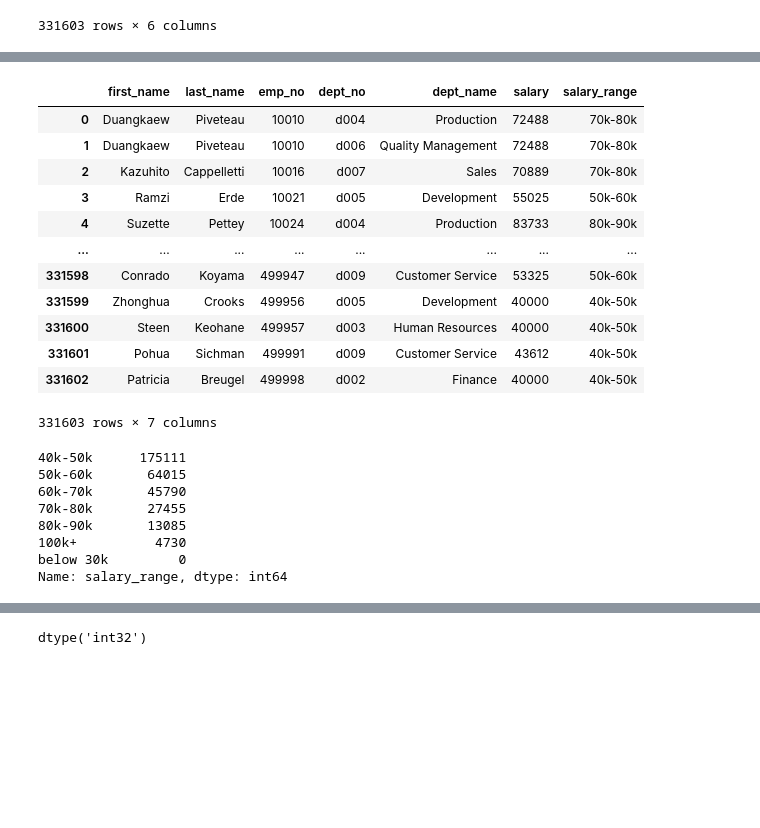
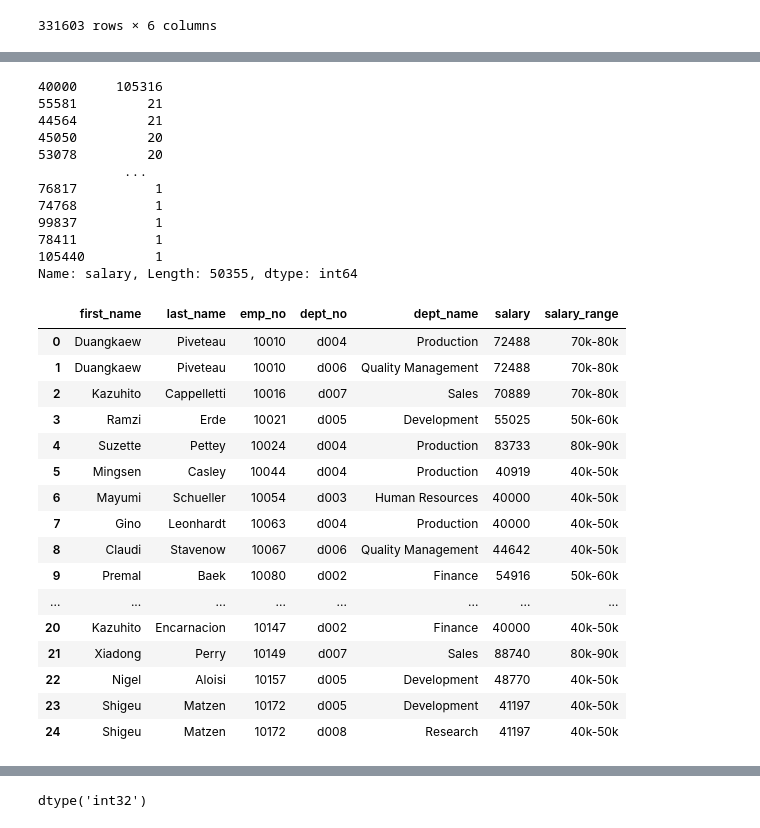
Before and after one commit to Jbullis29/sql-challenge, a Jupyter notebook: Pewlett_python.ipynb, the cells around one changed output, grey strips where cells are left out. Saved outputs shown, nothing was run; the diff lists cells and outputs as text; code cells hidden in the pictures; blank space fills up the shorter version.

```diff
--- a/Pewlett_python.ipynb
+++ b/Pewlett_python.ipynb
@@ -60 +50,19 @@ Name: salary, Length: 50355, dtype: int64
+# %%
+# curious how the data looks so I ran value_counts
+# Noticing a suspiiisiously large ammount of people making exactly 40k
+# Suspecting fake data
+employees_new['salary'].value_counts()
+# %% [output]
+40000     105316
+55581         21
+44564         21
+45050         20
+53078         20
+           ...
+76817          1
+74768          1
+99837          1
+78411          1
+105440         1
+Name: salary, Length: 50355, dtype: int64
 # %%
@@ -62,30 +71,24 @@ bins = [30000,39999,49999,59999,69999,79999,89999,99999]
 labels =['below 30k','40k-50k', '50k-60k', '60k-70k', '70k-80k', '80k-90k', '100k+']
 
 employees_new['salary_range'] = pd.cut(employees_new['salary'], bins=bins,labels=labels)
-# %%
-employees_new
-# %% [output]
-|  | first_name | last_name | emp_no | dept_no | dept_name | salary | salary_range |
-| 0 | Duangkaew | Piveteau | 10010 | d004 | Production | 72488 | 70k-80k |
-| 1 | Duangkaew | Piveteau | 10010 | d006 | Quality Management | 72488 | 70k-80k |
-| 2 | Kazuhito | Cappelletti | 10016 | d007 | Sales | 70889 | 70k-80k |
-| 3 | Ramzi | Erde | 10021 | d005 | Development | 55025 | 50k-60k |
-| 4 | Suzette | Pettey | 10024 | d004 | Production | 83733 | 80k-90k |
-| ... | ... | ... | ... | ... | ... | ... | ... |
-| 331598 | Conrado | Koyama | 499947 | d009 | Customer Service | 53325 | 50k-60k |
-| 331599 | Zhonghua | Crooks | 499956 | d005 | Development | 40000 | 40k-50k |
-| 331600 | Steen | Keohane | 499957 | d003 | Human Resources | 40000 | 40k-50k |
-| 331601 | Pohua | Sichman | 499991 | d009 | Customer Service | 43612 | 40k-50k |
-| 331602 | Patricia | Breugel | 499998 | d002 | Finance | 40000 | 40k-50k |
-331603 rows × 7 columns
-# %%
-employees_new['salary_range'].value_counts()
-# %% [output]
-40k-50k      175111
-50k-60k       64015
-60k-70k       45790
-70k-80k       27455
-80k-90k       13085
-100k+          4730
-below 30k         0
-Name: salary_range, dtype: int64
+# %%
+# examined first 25 rows to confirm that my groups worked
+employees_new.head(25)
+# %% [output]
+|  | first_name | last_name | emp_no | dept_no | dept_name | salary | salary_range |
+| 0 | Duangkaew | Piveteau | 10010 | d004 | Production | 72488 | 70k-80k |
+| 1 | Duangkaew | Piveteau | 10010 | d006 | Quality Management | 72488 | 70k-80k |
+| 2 | Kazuhito | Cappelletti | 10016 | d007 | Sales | 70889 | 70k-80k |
+| 3 | Ramzi | Erde | 10021 | d005 | Development | 55025 | 50k-60k |
+| 4 | Suzette | Pettey | 10024 | d004 | Production | 83733 | 80k-90k |
+| 5 | Mingsen | Casley | 10044 | d004 | Production | 40919 | 40k-50k |
+| 6 | Mayumi | Schueller | 10054 | d003 | Human Resources | 40000 | 40k-50k |
+| 7 | Gino | Leonhardt | 10063 | d004 | Production | 40000 | 40k-50k |
+| 8 | Claudi | Stavenow | 10067 | d006 | Quality Management | 44642 | 40k-50k |
+| 9 | Premal | Baek | 10080 | d002 | Finance | 54916 | 50k-60k |
+| ... | ... | ... | ... | ... | ... | ... | ... |
+| 20 | Kazuhito | Encarnacion | 10147 | d002 | Finance | 40000 | 40k-50k |
+| 21 | Xiadong | Perry | 10149 | d007 | Sales | 88740 | 80k-90k |
+| 22 | Nigel | Aloisi | 10157 | d005 | Development | 48770 | 40k-50k |
+| 23 | Shigeu | Matzen | 10172 | d005 | Development | 41197 | 40k-50k |
+| 24 | Shigeu | Matzen | 10172 | d008 | Research | 41197 | 40k-50k |
```
Also changed, not shown: parts of 18 cells of this notebook, 3 other files.
